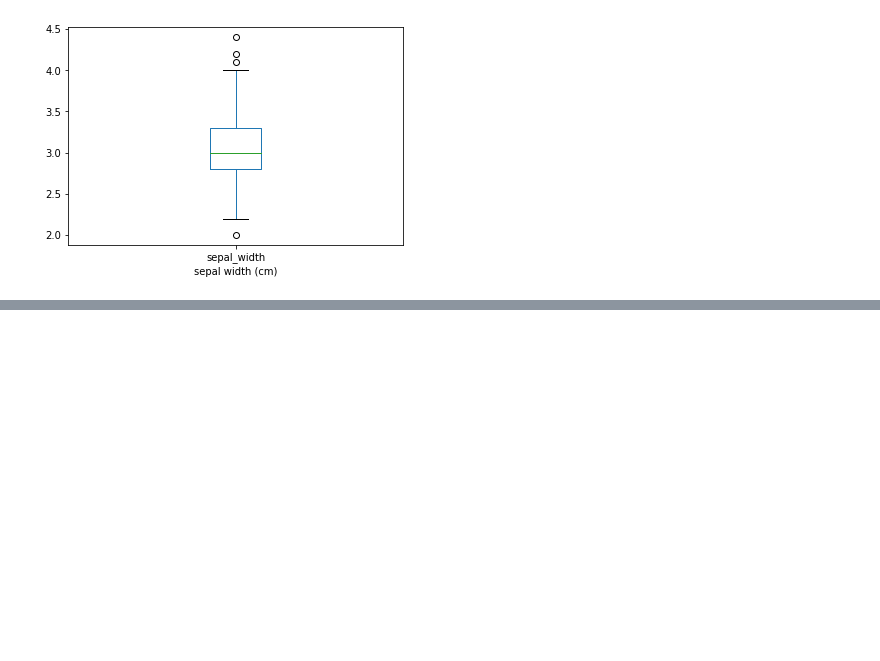
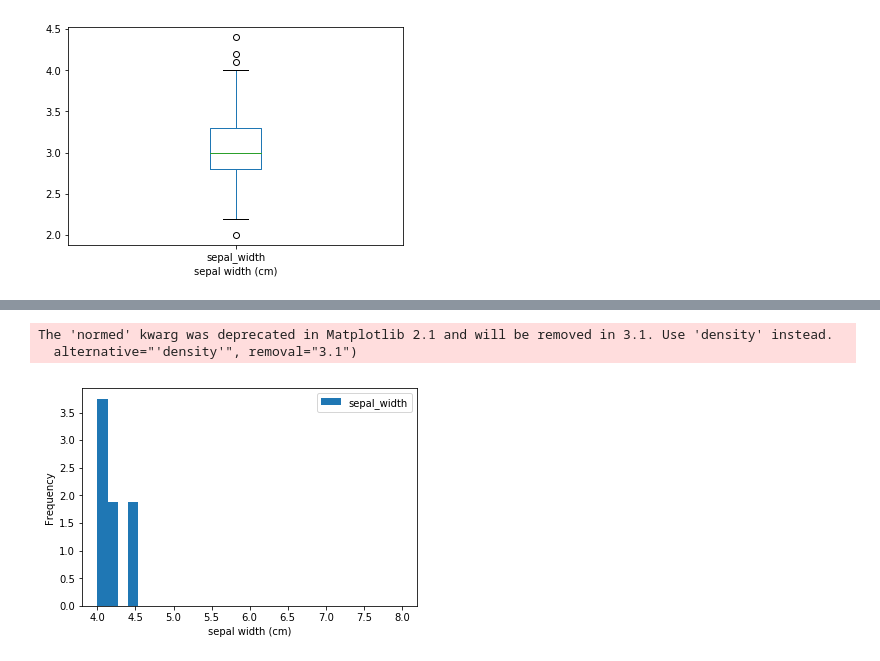
Before and after one commit to MarcelaMonteiroMontenegroGallo/Python, a Jupyter notebook: pandas_Foundations.ipynb, the cells around one changed output, grey strips where cells are left out. Cells and saved outputs as stored; diff of their text form; code cells hidden in the pictures; blank space fills up the shorter version.

```diff
--- a/pandas_Foundations.ipynb
+++ b/pandas_Foundations.ipynb
@@ -322,0 +340,9 @@ plt.show()
+# %%
+iris.plot (y ='sepal_width', kind ='hist',
+         bins=30, range=(4,8), normed =True)
+plt.xlabel('sepal width (cm)')
+plt.show()
+# %% [output]
+The 'normed' kwarg was deprecated in Matplotlib 2.1 and will be removed in 3.1. Use 'density' instead.
+  alternative="'density'", removal="3.1")
+[figure, added]
```
Also changed, not shown: parts of 10 cells of this notebook.
